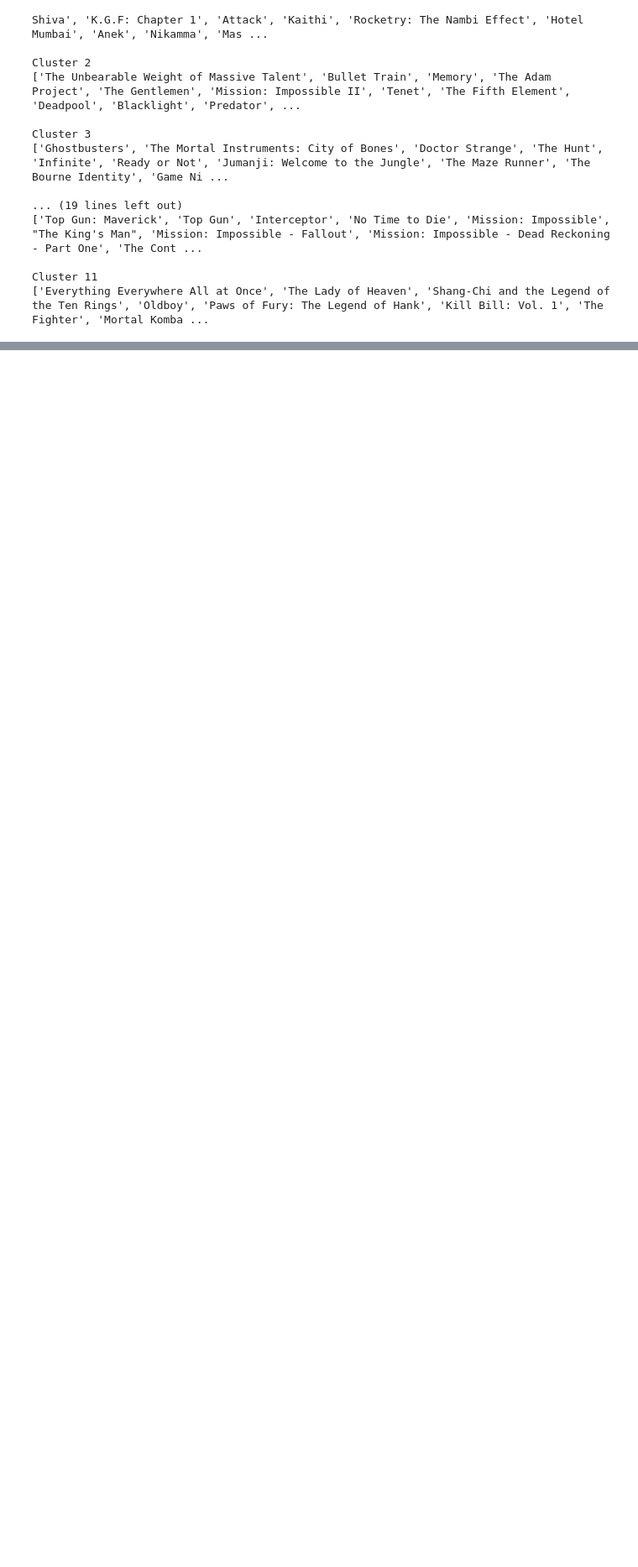
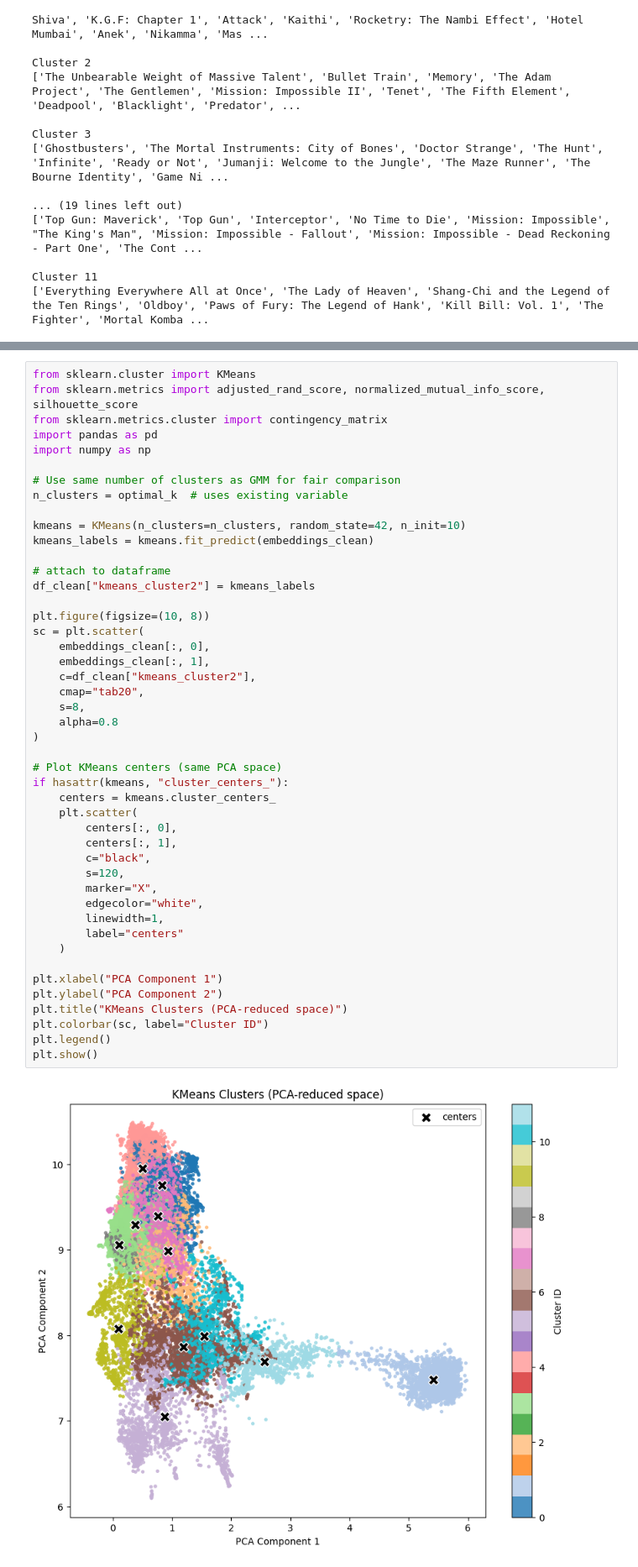
Before and after one commit to Y-awad/Movie-recommendation-system, a Jupyter notebook: moviesystem.ipynb, the cells around one changed output, grey strips where cells are left out. Shown at 84% size. Cells and saved outputs as stored; diff of their text form; blank space fills up the shorter version.

```diff
--- a/moviesystem.ipynb
+++ b/moviesystem.ipynb
@@ -844,3 +1080,51 @@ plt.colorbar(label="Max Cluster Probability")
 plt.show()
 # %% [output]
 [figure]
+# %%
+from sklearn.cluster import KMeans
+from sklearn.metrics import adjusted_rand_score, normalized_mutual_info_score, silhouette_score
+from sklearn.metrics.cluster import contingency_matrix
+import pandas as pd
+import numpy as np
+
+# Use same number of clusters as GMM for fair comparison
+n_clusters = optimal_k  # uses existing variable
+
+kmeans = KMeans(n_clusters=n_clusters, random_state=42, n_init=10)
+kmeans_labels = kmeans.fit_predict(embeddings_clean)
+
+# attach to dataframe
+df_clean["kmeans_cluster2"] = kmeans_labels
+
+plt.figure(figsize=(10, 8))
+sc = plt.scatter(
+    embeddings_clean[:, 0],
+    embeddings_clean[:, 1],
+    c=df_clean["kmeans_cluster2"],
+    cmap="tab20",
+    s=8,
+    alpha=0.8
+)
+
+# Plot KMeans centers (same PCA space)
+if hasattr(kmeans, "cluster_centers_"):
+    centers = kmeans.cluster_centers_
+    plt.scatter(
+        centers[:, 0],
+        centers[:, 1],
+        c="black",
+        s=120,
+        marker="X",
+        edgecolor="white",
+        linewidth=1,
+        label="centers"
+    )
+
+plt.xlabel("PCA Component 1")
+plt.ylabel("PCA Component 2")
+plt.title("KMeans Clusters (PCA-reduced space)")
+plt.colorbar(sc, label="Cluster ID")
+plt.legend()
+plt.show()
+# %% [output]
+[figure, added]
```
Also changed, not shown: parts of 20 cells of this notebook.
